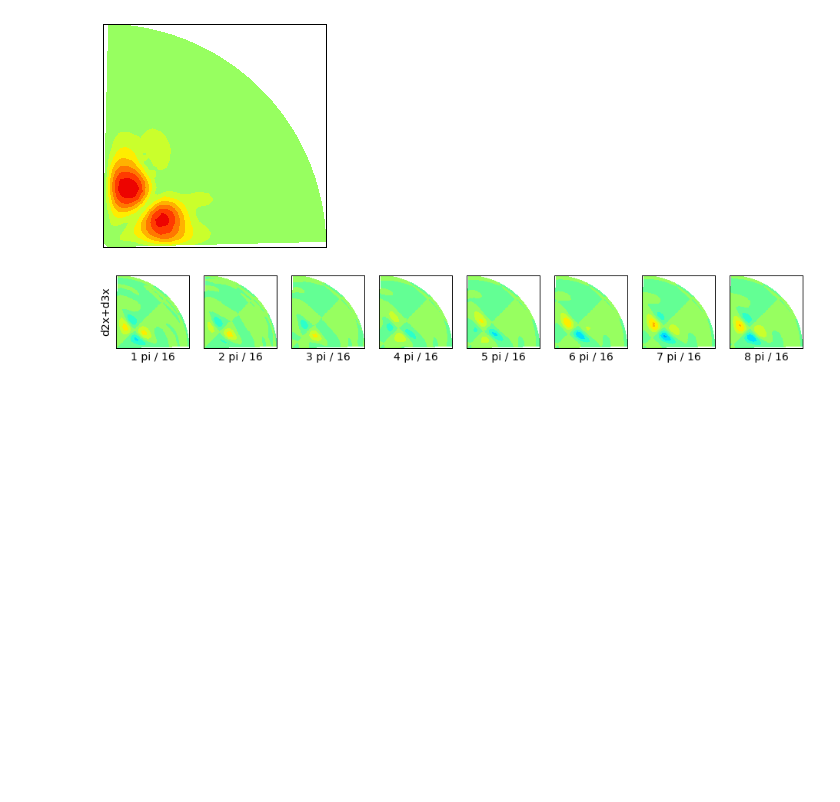
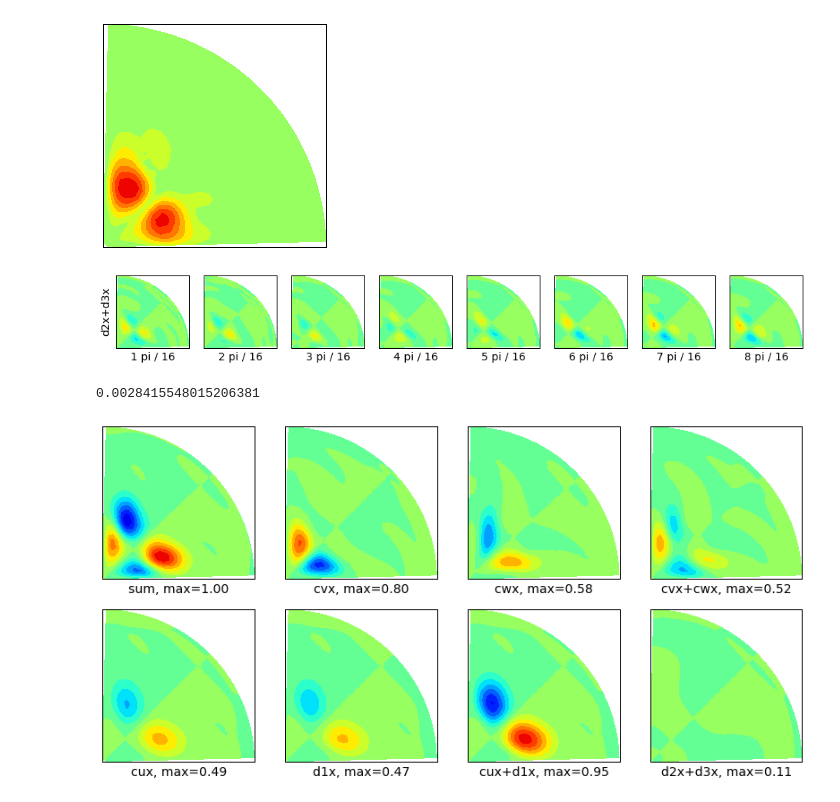
Before and after one commit to pimanov/research, a Jupyter notebook: TW-continued/TW-lin-nl_term_analiz.ipynb, the cells around one changed output. Saved outputs shown, nothing was run; the diff lists cells and outputs as text; code cells hidden in the pictures; blank space fills up the shorter version.

```diff
--- a/TW-continued/TW-lin-nl_term_analiz.ipynb
+++ b/TW-continued/TW-lin-nl_term_analiz.ipynb
@@ -498,3 +498,40 @@ for ii in range(1,33,4):
     n+=1
 # %% [output]
 [figure]
+# %%
+def mean_polar_plot(oxs, oname, smax=None):
+    omean = oxs[1:-1,1:-1,1:-1].mean(-1)
+    omax = max(omean.max(), -omean.min())
+    pp.polar_contourf(yt[1:-1], th.f[1:-1], omean, (-0.006,0.006))
+    if smax == None: smax = omax
+    plt.xlabel("%s, max=%4.2f" % (oname, omax/smax), fontsize=14)
+    return omax
+# %%
+plt.figure(figsize=(14,14))
+
+plt.subplot(4,4,1)
+smax = mean_polar_plot(oxs, 'sum')
+
+plt.subplot(4,4,5)
+mean_polar_plot(cux, 'cux', smax)
+
+plt.subplot(4,4,2)
+mean_polar_plot(cvx, 'cvx', smax)
+
+plt.subplot(4,4,3)
+mean_polar_plot(cwx, 'cwx', smax)
+
+plt.subplot(4,4,6)
+mean_polar_plot(d1x, 'd1x', smax)
+
+plt.subplot(4,4,8)
+mean_polar_plot(d23x, 'd2x+d3x', smax)
+
+plt.subplot(4,4,7)
+mean_polar_plot(cux+d1x, "cux+d1x", smax)
+
+plt.subplot(4,4,4)
+mean_polar_plot(cvx+cwx, "cvx+cwx", smax)
+# %% [output]
+0.0028415548015206381
+[figure, added]
```
Also changed, not shown: 3 other files.
